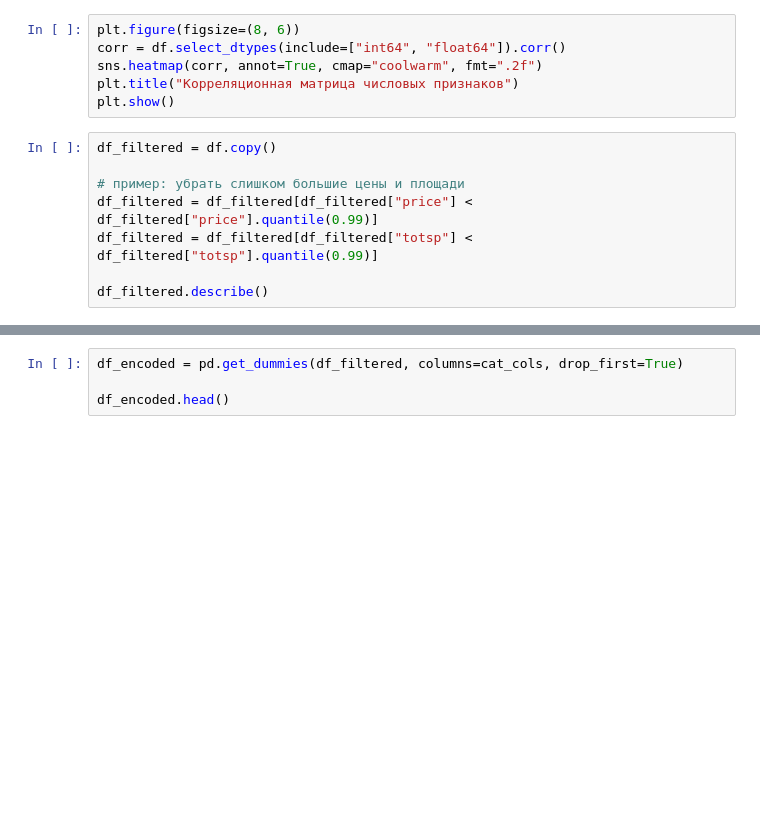
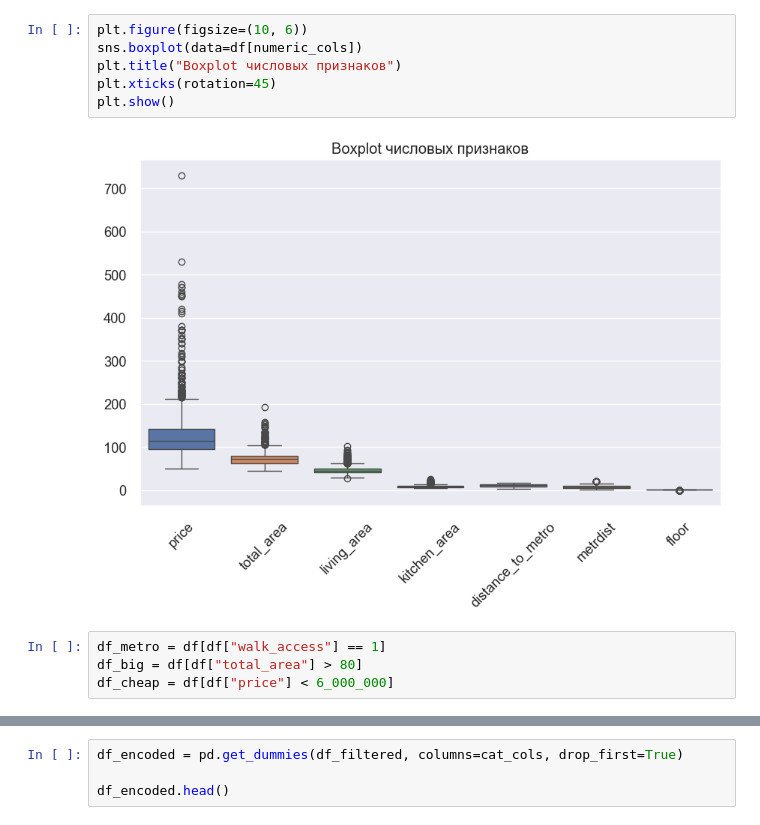
Before and after one commit to Olechka24/analysis-project, a Jupyter notebook: analysis.ipynb, the cells around one changed output, grey strips where cells are left out. Cells and saved outputs as stored; diff of their text form; blank space fills up the shorter version.

```diff
--- a/analysis.ipynb
+++ b/analysis.ipynb
@@ -44,15 +44,13 @@ plt.show()
 # %%
-plt.figure(figsize=(8, 6))
-corr = df.select_dtypes(include=["int64", "float64"]).corr()
-sns.heatmap(corr, annot=True, cmap="coolwarm", fmt=".2f")
-plt.title("Корреляционная матрица числовых признаков")
+plt.figure(figsize=(10, 6))
+sns.boxplot(data=df[numeric_cols])
+plt.title("Boxplot числовых признаков")
+plt.xticks(rotation=45)
 plt.show()
+# %% [output]
+[figure, added]
 # %%
-df_filtered = df.copy()
-
-# пример: убрать слишком большие цены и площади
-df_filtered = df_filtered[df_filtered["price"] < df_filtered["price"].quantile(0.99)]
-df_filtered = df_filtered[df_filtered["totsp"] < df_filtered["totsp"].quantile(0.99)]
-
-df_filtered.describe()
+df_metro = df[df["walk_access"] == 1]
+df_big = df[df["total_area"] > 80]
+df_cheap = df[df["price"] < 6_000_000]
 # %%
```
Also changed, not shown: parts of 9 cells of this notebook, 1 other file.
